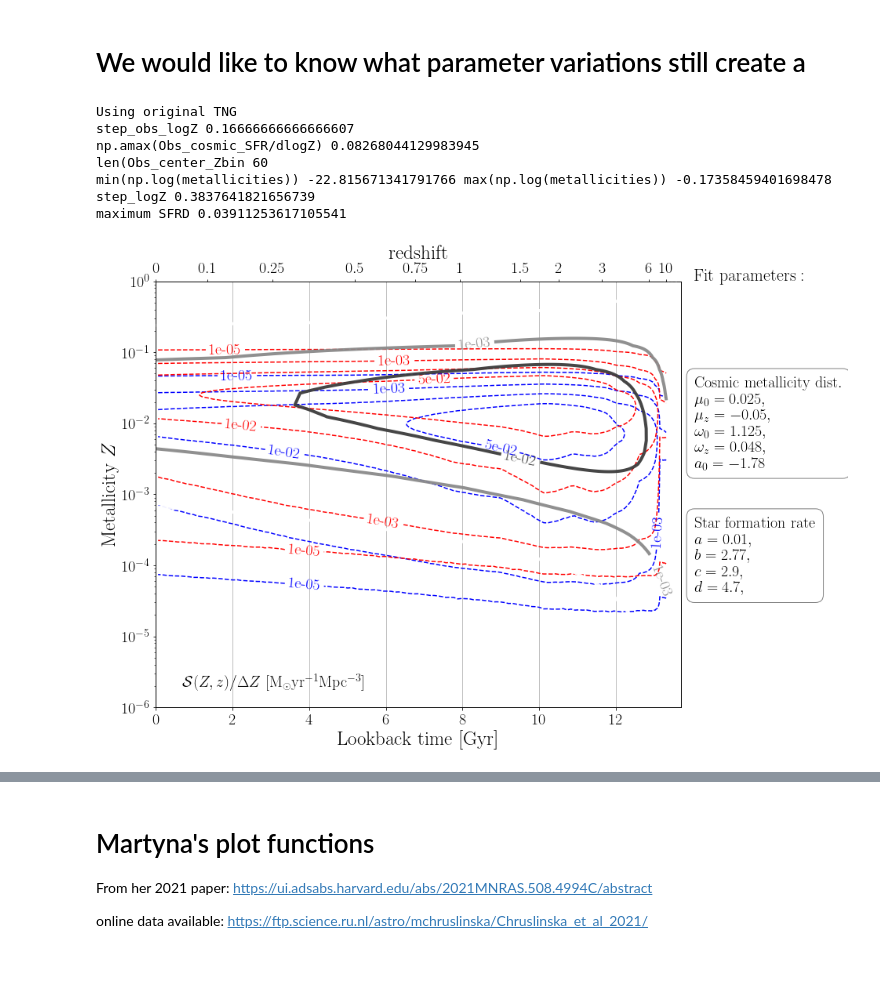
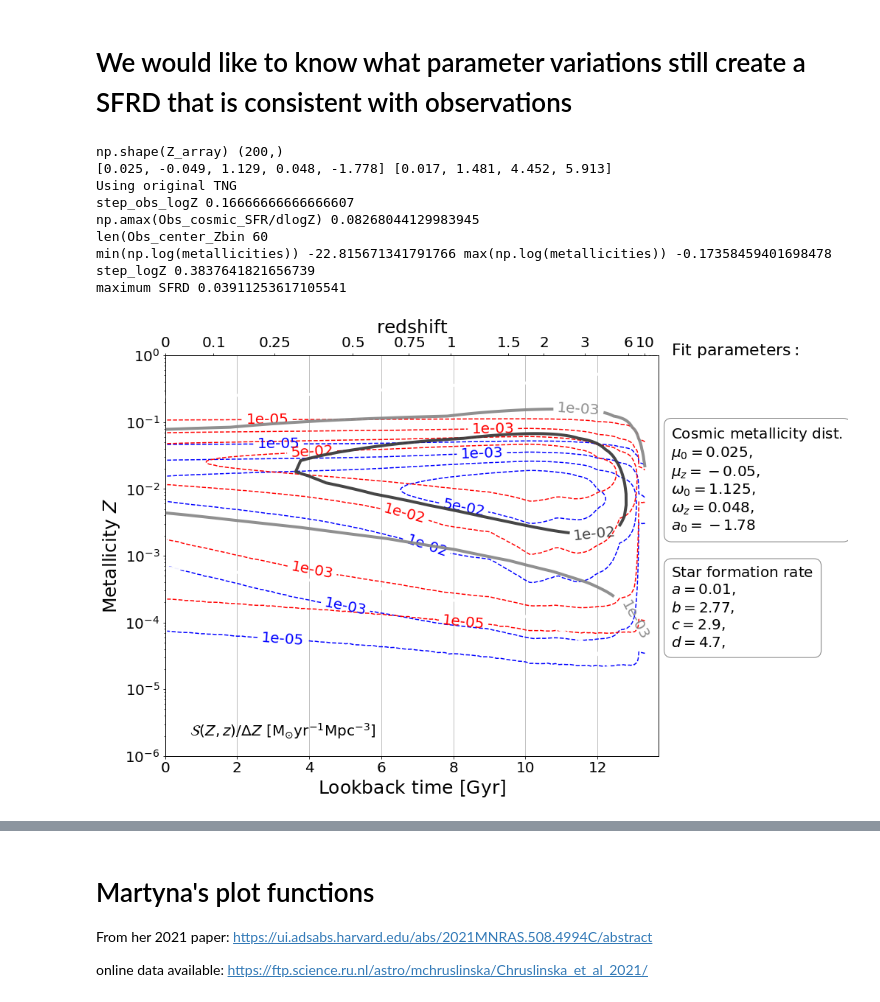
Before and after one commit to sashalvna/SFRD_fit, a Jupyter notebook: src/scripts/Determining_Reasonable_Parameter_Variations.ipynb, the cells around one changed output, grey strips where cells are left out. Saved outputs shown, nothing was run; the diff lists cells and outputs as text; code cells hidden in the pictures; blank space fills up the shorter version.

```diff
--- a/src/scripts/Determining_Reasonable_Parameter_Variations.ipynb
+++ b/src/scripts/Determining_Reasonable_Parameter_Variations.ipynb
@@ -1,5 +1,5 @@
 # %% [markdown]
-# We would like to know what parameter variations still create a
+# We would like to know what parameter variations still create a SFRD that is consistent with observations
 # %%
 
 import h5py as h5
@@ -49,11 +49,11 @@ importlib.reload(Z_SFRD)
 ##PLOT setttings
 from matplotlib import rc
 import matplotlib
-matplotlib.rcParams['mathtext.fontset'] = 'stix'
-matplotlib.rcParams['font.family'] = 'STIXGeneral'
-rc('font',**{'family':'sans-serif','sans-serif':['Helvetica']})
-plt.rc('font', family='serif')
-rc('text', usetex=True)
+# matplotlib.rcParams['mathtext.fontset'] = 'stix'
+# matplotlib.rcParams['font.family'] = 'STIXGeneral'
+# rc('font',**{'family':'sans-serif','sans-serif':['Helvetica']})
+# plt.rc('font', family='serif')
+# rc('text', usetex=True)
 fsize, SMALL_SIZE, MEDIUM_SIZE, BIGGER_SIZE = 30,20,20,30
 for obj in ['axes','xtick','ytick']:
     plt.rc(obj, labelsize=MEDIUM_SIZE)          # controls default text sizes
@@ -64,20 +135,18 @@ plt.rc('legend', fontsize=SMALL_SIZE)    # legend fontsize
 # %%
-#####################################
-#####################################
-mu0_best     = 0.025
-muz_best     = -0.049
-sigma0_best  = 1.129
-sigmaz_best  = 0.048
-alpha0_best  = -1.778
-alphaz_best  = 0.0
 
-#####################################
-#####################################
-sf_a_best     = 0.017
-sf_b_best     = 1.481
-sf_c_best     = 4.452
-sf_d_best     = 5.913
 
+Z_array = FOH2ZZ(FOH_arr,solar_Z_scale='AndersGrevesse89')
+print('np.shape(Z_array)', np.shape(Z_array) )
+
+######################################
+# Best fit parameters
+mu0_best, muz_best, sigma0_best, sigmaz_best, alpha0_best,sf_a_best, sf_b_best, sf_c_best, sf_d_best = np.loadtxt(paths.data / 'best_fit_parameters.txt',unpack=True)
+
+fid_dpdZ_parameters = [mu0_best, muz_best, sigma0_best, sigmaz_best, alpha0_best]
+fid_sfr_parameters  = [sf_a_best, sf_b_best, sf_c_best, sf_d_best]
+
+
+print(fid_dpdZ_parameters, fid_sfr_parameters)
 
 ######################################
 # SFRD comparison plot
@@ -302,31 +371,33 @@ def Single_panel(obs_SFRD = [], mu_0=0.025, mu_z=-0.49,alpha = -1.77, sigma_0=1.
     ax.set_xlim(tmin, tmax)
     ax2.set_xlim(tmin, tmax)
 
     ax.set_ylim(1e-6, 1)
 
 
     ##############################################################################
 #     print('saving here', paths.figures / 'SFRD_FIT_evaluation_compare.pdf')
 #     fig.savefig(paths.figures / 'SFRD_FIT_evaluation_compare.pdf',  bbox_inches='tight', dpi=300)
 
     # plt.show()
 
 #################################################################################################
 #                                                                                               #
 #       Call plot                                                                               #
 #                                                                                               #
 #################################################################################################
 Single_panel(mu_0=0.025, mu_z=-0.05, sigma_0=1.125, sigma_z =0.048, alpha = -1.78,
                     a=0.01, b=2.77, c=2.9,  d=4.7,
                     min_logZ  = -12.0, max_logZ  =0.0, step_logZ = 0.01,
                     add_Chruslinska = True, neijssel_fit = False,
                     add_TNG = False, plot_dPdZcontours = True,
                    FITkleur="Greys", dPdZ_text = '', SFR_text = '')
 # %% [output]
+np.shape(Z_array) (200,)
+[0.025, -0.049, 1.129, 0.048, -1.778] [0.017, 1.481, 4.452, 5.913]
 Using original TNG
 step_obs_logZ 0.16666666666666607
 np.amax(Obs_cosmic_SFR/dlogZ) 0.08268044129983945
 len(Obs_center_Zbin 60
 min(np.log(metallicities)) -22.815671341791766 max(np.log(metallicities)) -0.17358459401698478 step_logZ 0.3837641821656739
 maximum SFRD 0.03911253617105541
-[figure, old version]
+[figure, new version]
```
Also changed, not shown: parts of 2 cells of this notebook, 1 other file.
